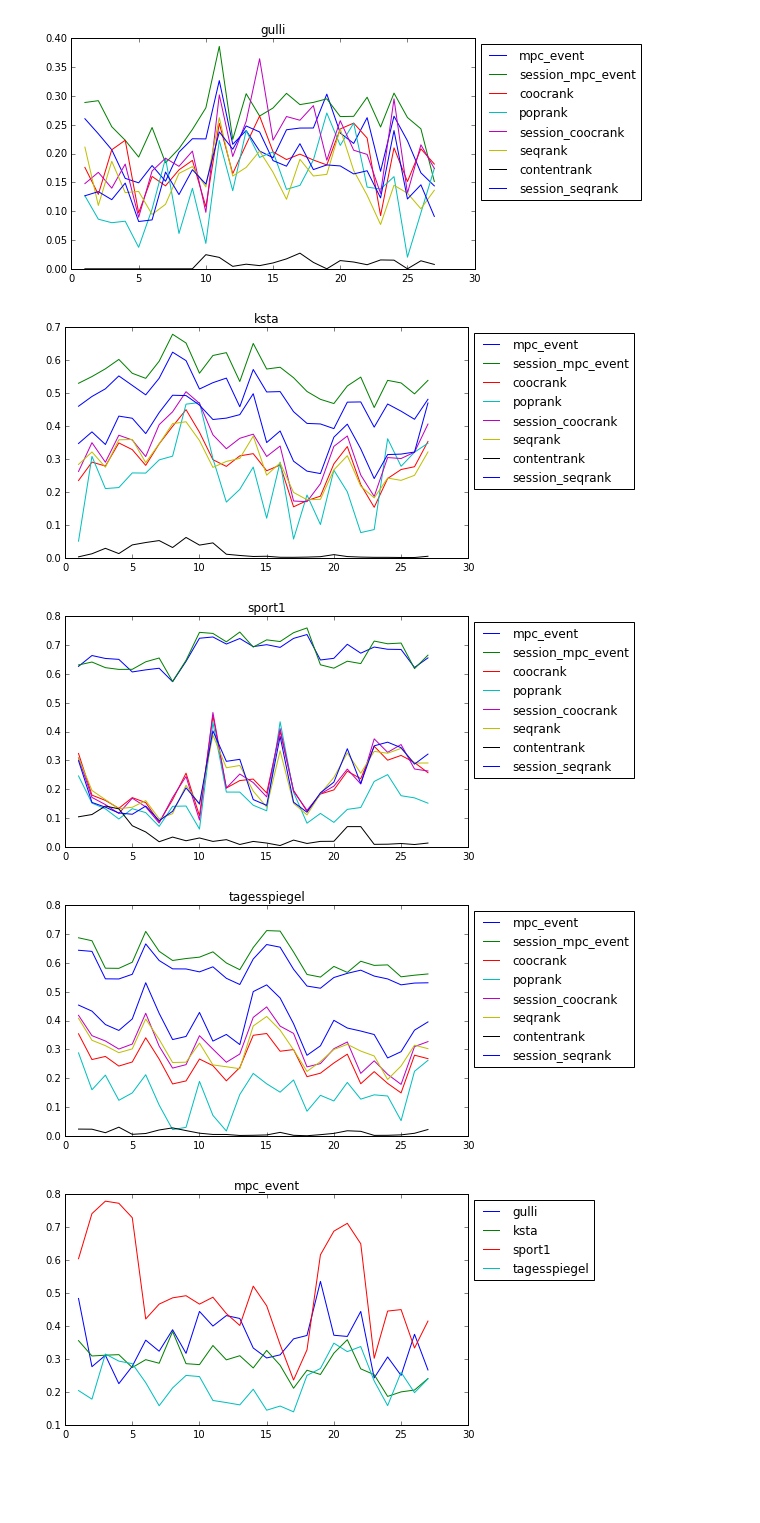
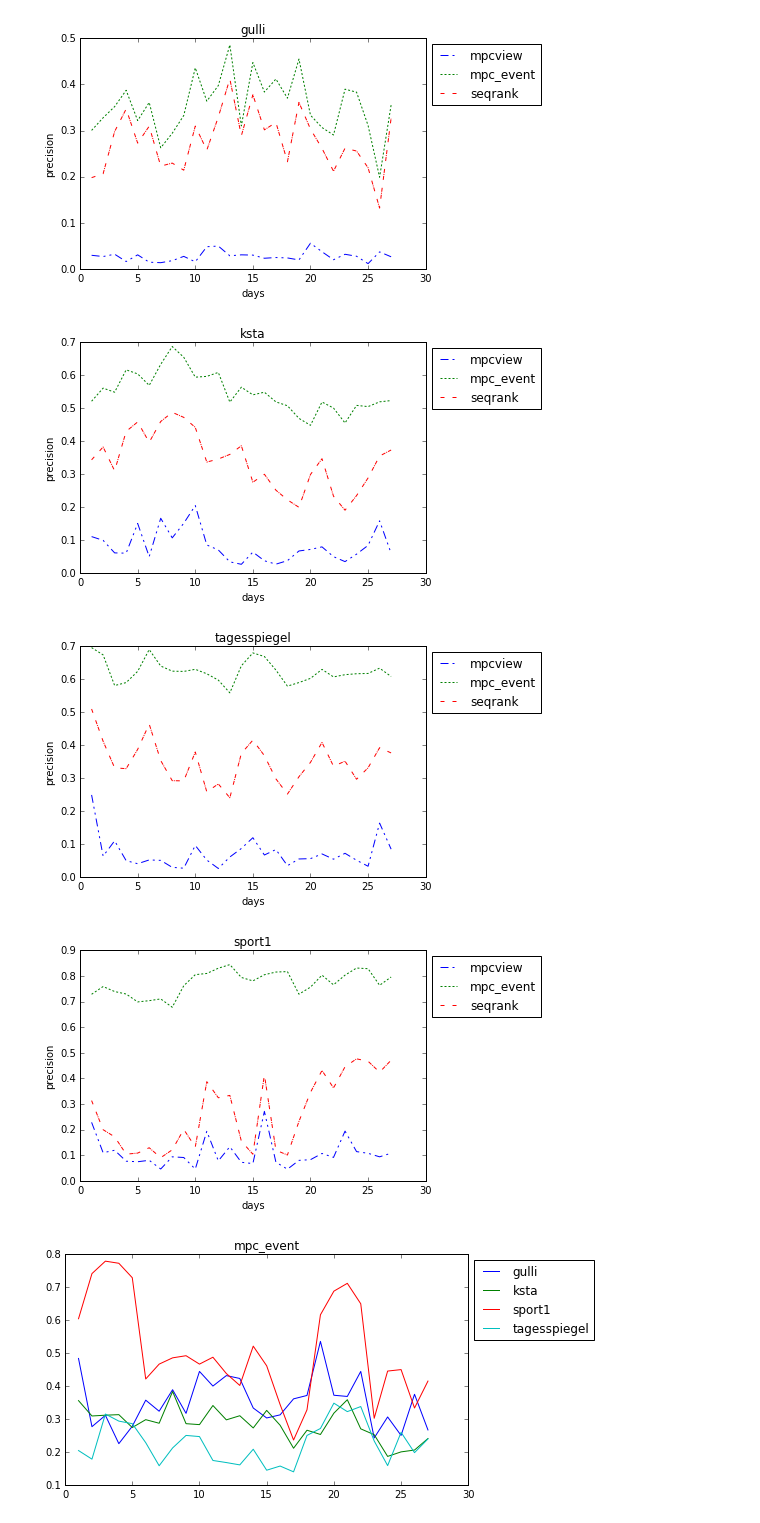
Before and after one commit to martijnnanne/newsreel-offline, a Jupyter notebook: results/Fancy_graphs.ipynb, the cells around one changed output. Saved outputs shown, nothing was run; the diff lists cells and outputs as text; code cells hidden in the pictures; blank space fills up the shorter version.

```diff
--- a/results/Fancy_graphs.ipynb
+++ b/results/Fancy_graphs.ipynb
@@ -5,7 +5,7 @@ import matplotlib.pyplot as plt
 # %%
 domain_mapping = {418:'ksta', 1677:'tagesspiegel', 35774:'sport1', 694:'gulli', }
 # %%
-results = pd.read_csv('test6_session_only', delimiter=',', header=None, names=['ranker', 'day', 'domain','correct','total', 'precision', 'recall'])
+results = pd.read_csv('seqrank_comparison', delimiter=',', header=None, names=['ranker', 'day', 'domain','correct','total', 'precision', 'recall'])
 domains = results['domain']
 domains = domains.unique()
 domains = domains.tolist()
@@ -46,3 +46,5 @@ results.query('ranker == "poprank"')
+# %%
+linestyles = [[8, 4, 2, 4, 2, 4],[2, 2, 2, 2, 2, 2], [4, 8, 4, 1, 1, 1], [10, 10], [5, 10, 20, 10]]
 # %%
 i = 0
 for ranker in rankers:
@@ -51,14 +53,18 @@ for ranker in rankers:
     ax  = fig.add_subplot(111)
     ax.set_title(ranker)
 #     plt.title(ranker)
+    j = 0
     for domain in domains:
         if domain in ['13554', '596', '2522']:
             pass
         subresults = results.query('ranker == "%s" & domain == %s' % (ranker,domain))
         days = subresults['day']
         precision = subresults['precision']
-        ax.set_position([0.1,0.1,0.7,0.8])
-        ax.plot(days, precision)
+        ax.set_position([0.1,0.1,0.6,0.8])
+        ax.set_xlabel('days')
+        ax.set_ylabel('precision')
+        ax.plot(days, precision, dashes=linestyles[j])
         ax.legend([domain_mapping[x] for x in domains], loc="upper left", bbox_to_anchor=(1,1))
         fig.savefig('ranker_%s_test1.png' % ranker)
+        j = j + 1
 # %% [output]
@@ -73,23 +74,27 @@ for ranker in rankers:
 # %%
 i=0
 for domain in domains:
     i = i + 1
     fig = plt.figure(figsize=(8,4))
     ax  = fig.add_subplot(111)
     ax.set_title(domain_mapping[domain])
+    j = 0
     for ranker in rankers:
         subresults = results.query('ranker == "%s" & domain == %s' % (ranker,domain))
         days = subresults['day']
         precision = subresults['precision']
-        ax.set_position([0.1,0.1,0.7,0.8])
-        ax.plot(days, precision)
+        ax.set_position([0.1,0.1,0.6,0.8])
+        ax.set_xlabel('days')
+        ax.set_ylabel('precision')
+        ax.plot(days, precision, dashes=linestyles[j])
         ax.legend(rankers, loc="upper left", bbox_to_anchor=(1,1))
         fig.savefig('domain_%s_test1.png' % domain)
+        j = j + 1
 # %% [output]
-[figure, old version]
+[figure, new version]
-[figure, old version]
+[figure, new version]
-[figure, old version]
+[figure, new version]
-[figure, old version]
+[figure, new version]
 # %%
 #recall per ranker
 i = 0
```
Also changed, not shown: parts of 4 cells of this notebook, 2 other files.
